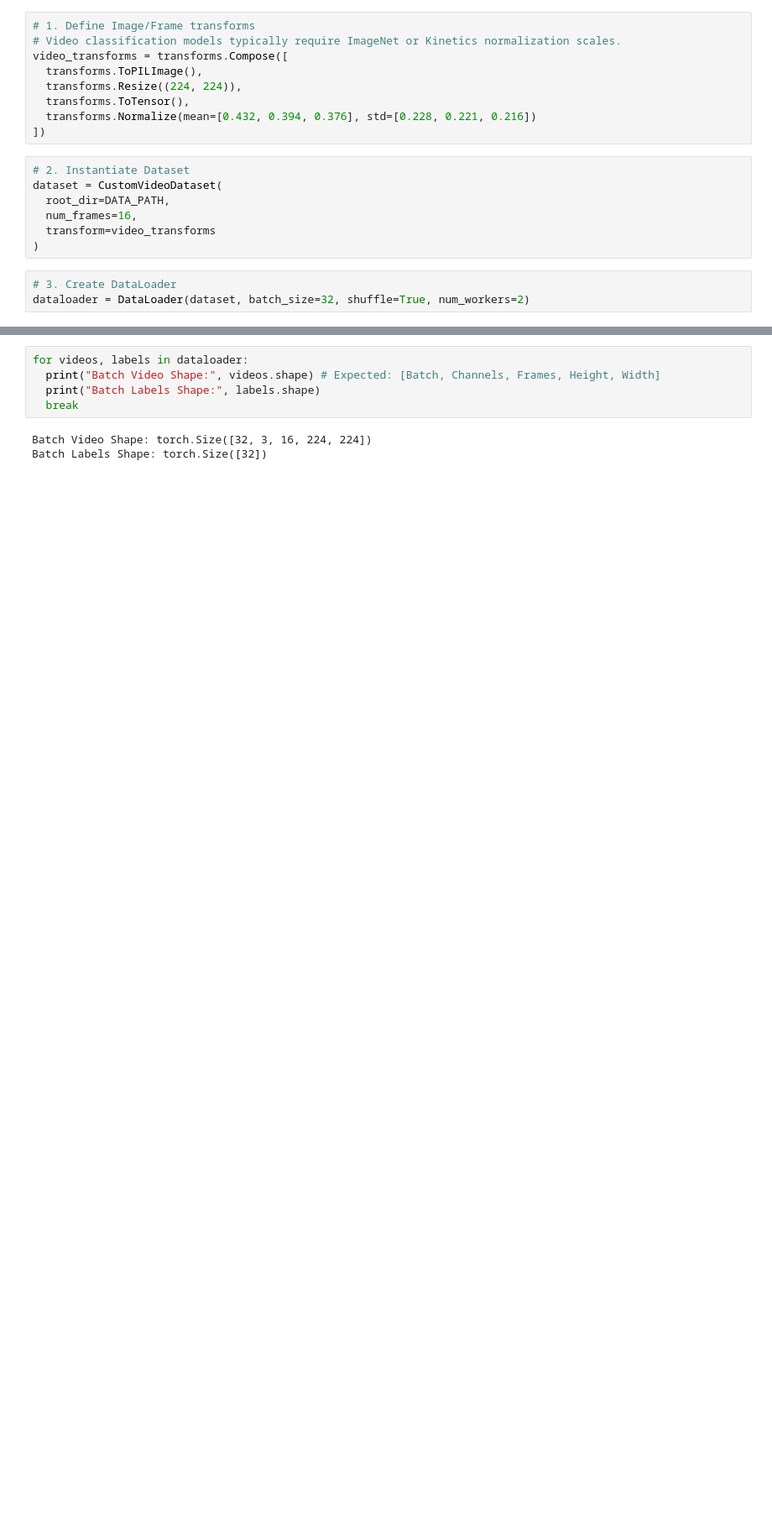
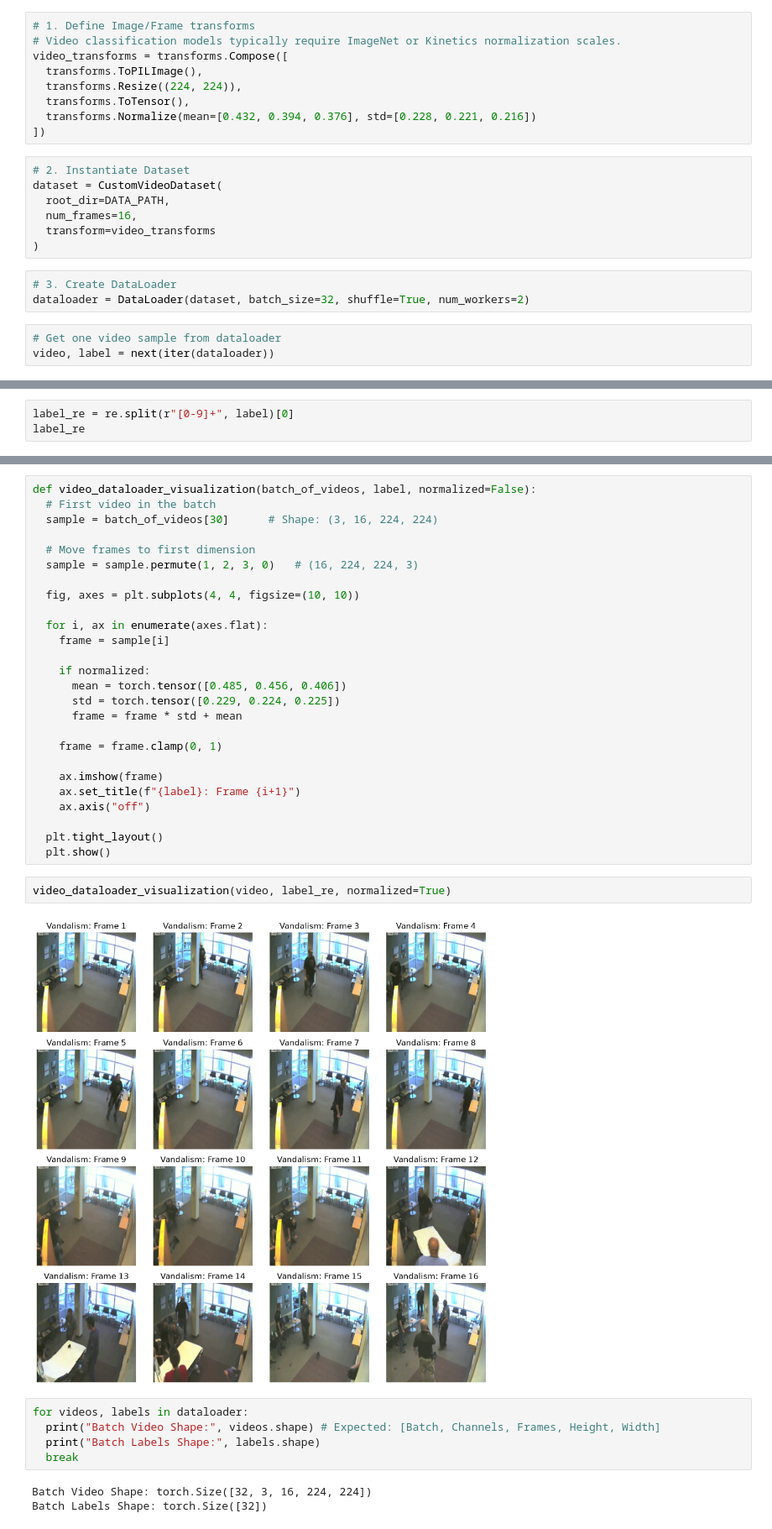
Before and after one commit to oliveirasamuel5959/master-degree-project, a Jupyter notebook: src/notebooks/20260707_dataset_preprocessing.ipynb, the cells around one changed output, grey strips where cells are left out. Shown at 84% size. Drawn from its saved outputs; the diff is of its cells as text; blank space fills up the shorter version.

Commit message:
Create dataloader visualization function

```diff
--- a/src/notebooks/20260707_dataset_preprocessing.ipynb
+++ b/src/notebooks/20260707_dataset_preprocessing.ipynb
@@ -196,3 +198,6 @@ dataset = CustomVideoDataset(
 # %%
 # 3. Create DataLoader
 dataloader = DataLoader(dataset, batch_size=32, shuffle=True, num_workers=2)
+# %%
+# Get one video sample from dataloader
+video, label = next(iter(dataloader))
@@ -198,0 +208,3 @@ dataloader = DataLoader(dataset, batch_size=32, shuffle=True, num_workers=2)
+# %%
+label_re = re.split(r"[0-9]+", label)[0]
+label_re
@@ -199,3 +217,33 @@ dataloader = DataLoader(dataset, batch_size=32, shuffle=True, num_workers=2)
+# %%
+def video_dataloader_visualization(batch_of_videos, label, normalized=False):
+  # First video in the batch
+  sample = batch_of_videos[30]      # Shape: (3, 16, 224, 224)
+
+  # Move frames to first dimension
+  sample = sample.permute(1, 2, 3, 0)   # (16, 224, 224, 3)
+
+  fig, axes = plt.subplots(4, 4, figsize=(10, 10))
+
+  for i, ax in enumerate(axes.flat):
+    frame = sample[i]
+
+    if normalized:
+      mean = torch.tensor([0.485, 0.456, 0.406])
+      std = torch.tensor([0.229, 0.224, 0.225])
+      frame = frame * std + mean
+
+    frame = frame.clamp(0, 1)
+
+    ax.imshow(frame)
+    ax.set_title(f"{label}: Frame {i+1}")
+    ax.axis("off")
+
+  plt.tight_layout()
+  plt.show()
+# %%
+video_dataloader_visualization(video, label_re, normalized=True)
+# %% [output]
+[figure, added]
 # %%
 for videos, labels in dataloader:
   print("Batch Video Shape:", videos.shape) # Expected: [Batch, Channels, Frames, Height, Width]
```
Also changed, not shown: parts of 5 cells of this notebook.
